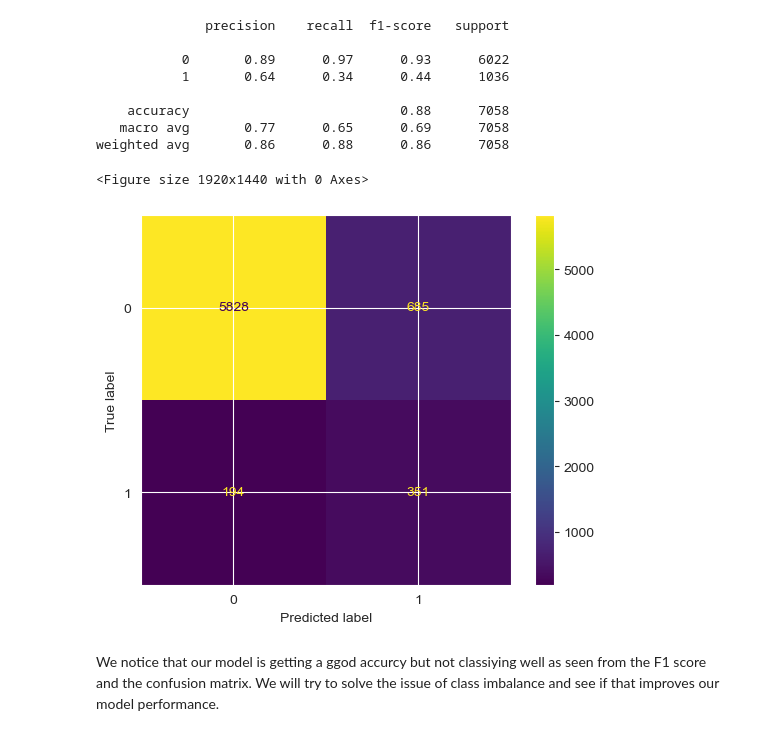
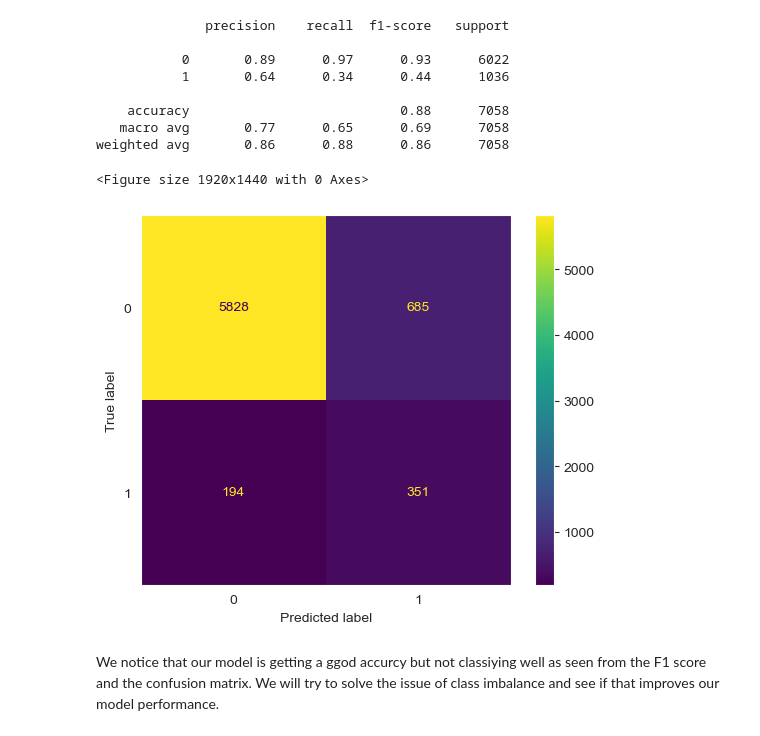
Before and after one commit to penina26/financial-inclusion-africa, a Jupyter notebook: index.ipynb, the cells around one changed output. Cells and saved outputs as stored; diff of their text form; code cells hidden in the pictures.

```diff
--- a/index.ipynb
+++ b/index.ipynb
@@ -1067,10 +1067,11 @@ print(classification_report(y_test, y_pred_xgbc))
 weighted avg       0.86      0.88      0.86      7058
 # %%
 plt.figure(dpi=300)
-ConfusionMatrixDisplay.from_predictions(y_pred_xgbc , y_test);
+ConfusionMatrixDisplay.from_predictions(y_pred_xgbc , y_test)
+plt.grid(False);
 # %% [output]
 <Figure size 1920x1440 with 0 Axes>
-[figure, old version]
+[figure, new version]
 # %% [markdown]
 We notice that our model is getting a ggod accurcy but not classiying well as seen from the F1 score and the confusion matrix. We will try to solve the issue of class imbalance and see if that improves our model performance.
 # %% [markdown]
```
Also changed, not shown: parts of 16 cells of this notebook.
